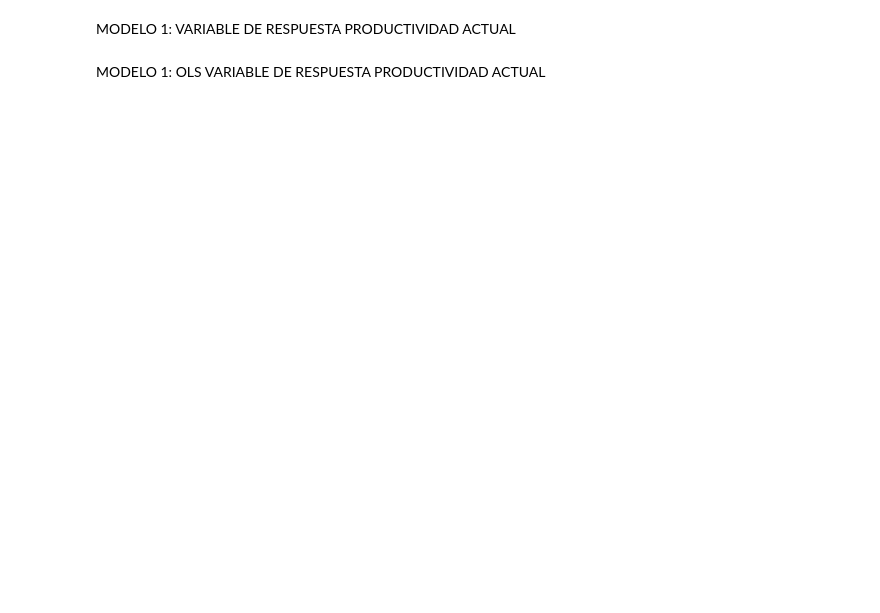
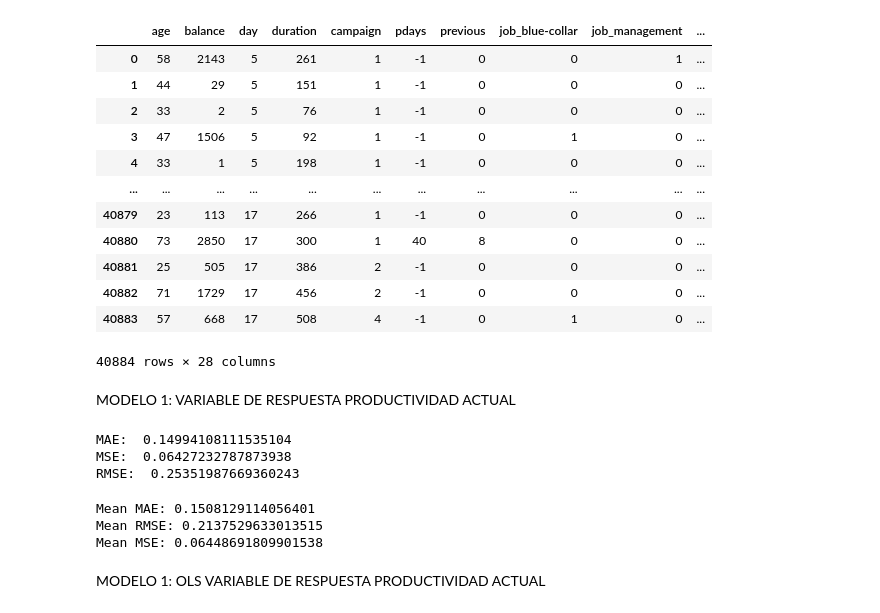
Before and after one commit to Marcocruz88/Repositorioproyecto2, a Jupyter notebook: codigo modelo.ipynb, the cells around one changed output. Saved outputs shown, nothing was run; the diff lists cells and outputs as text; code cells hidden in the pictures; blank space fills up the shorter version.

```diff
--- a/codigo modelo.ipynb
+++ b/codigo modelo.ipynb
@@ -17,10 +17,24 @@ import time
 from sklearn.preprocessing import OneHotEncoder
 # %%
 import pandas as pd
-file_path = 'bank-full.csv'
-df = pd.read_csv(file_path)
-df = pd.read_csv(file_path, sep=';')
-df
+file_path = 'banklimpio.csv'
+X_cleaned1 = pd.read_csv(file_path)
+X_cleaned1 = pd.read_csv(file_path, sep=',')
+X_cleaned1
+# %% [output]
+|  | age | balance | day | duration | campaign | pdays | previous | job_blue-collar | job_management | ... |
+| 0 | 58 | 2143 | 5 | 261 | 1 | -1 | 0 | 0 | 1 | ... |
+| 1 | 44 | 29 | 5 | 151 | 1 | -1 | 0 | 0 | 0 | ... |
+| 2 | 33 | 2 | 5 | 76 | 1 | -1 | 0 | 0 | 0 | ... |
+| 3 | 47 | 1506 | 5 | 92 | 1 | -1 | 0 | 1 | 0 | ... |
+| 4 | 33 | 1 | 5 | 198 | 1 | -1 | 0 | 0 | 0 | ... |
+| ... | ... | ... | ... | ... | ... | ... | ... | ... | ... | ... |
+| 40879 | 23 | 113 | 17 | 266 | 1 | -1 | 0 | 0 | 0 | ... |
+| 40880 | 73 | 2850 | 17 | 300 | 1 | 40 | 8 | 0 | 0 | ... |
+| 40881 | 25 | 505 | 17 | 386 | 2 | -1 | 0 | 0 | 0 | ... |
+| 40882 | 71 | 1729 | 17 | 456 | 2 | -1 | 0 | 0 | 0 | ... |
+| 40883 | 57 | 668 | 17 | 508 | 4 | -1 | 0 | 1 | 0 | ... |
+40884 rows × 28 columns
 # %% [markdown]
 MODELO 1: VARIABLE DE RESPUESTA PRODUCTIVIDAD ACTUAL
 # %%
@@ -56,6 +70,10 @@ RMSE = np.sqrt(MSE)
 print("MAE: ", MAE)
 print("MSE: ", MSE)
 print("RMSE: ", RMSE)
+# %% [output]
+MAE:  0.14994108111535104
+MSE:  0.06427232787873938
+RMSE:  0.25351987669360243
 # %%
 
 # usar MSE - error cuadrático medio
@@ -73,6 +91,10 @@ rmse_scores = np.sqrt(mse_scores)
 print("Mean RMSE:", rmse_scores.mean())
 
 print("Mean MSE:", mse_scores.mean())
+# %% [output]
+Mean MAE: 0.1508129114056401
+Mean RMSE: 0.2137529633013515
+Mean MSE: 0.06448691809901538
 # %% [markdown]
 MODELO 1: OLS VARIABLE DE RESPUESTA PRODUCTIVIDAD ACTUAL
 # %%
```
Also changed, not shown: parts of 11 cells of this notebook.
